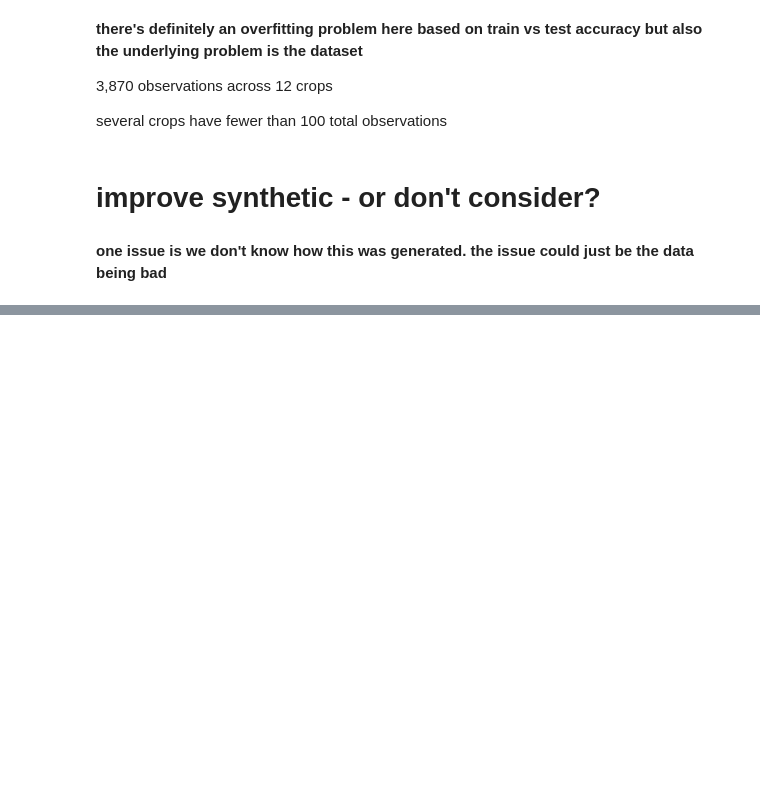
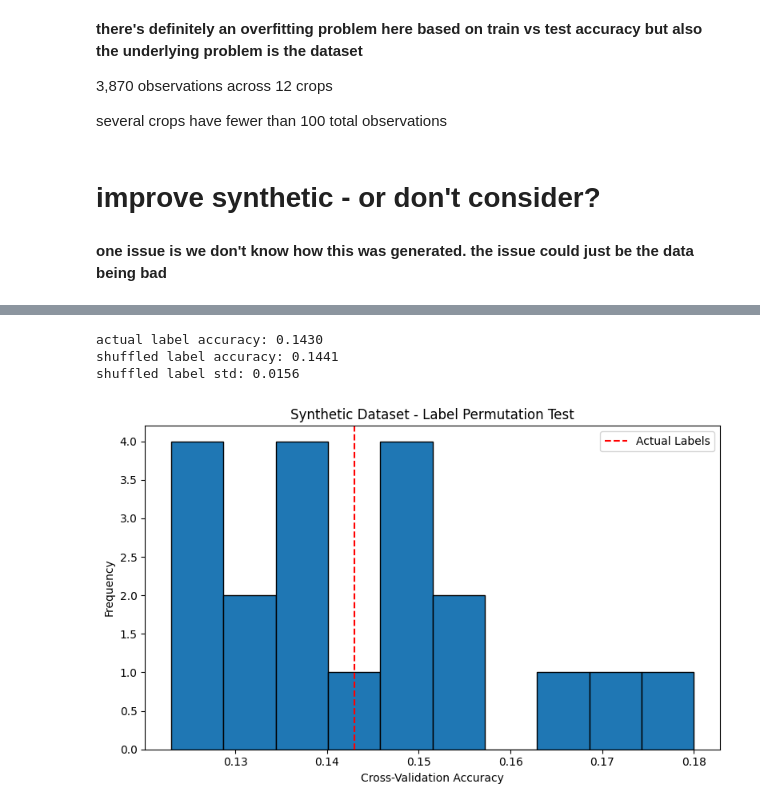
Before and after one commit to kellyegorman/data_mining, a Jupyter notebook: machine_learning.ipynb, the cells around one changed output, grey strips where cells are left out. Saved outputs shown, nothing was run; the diff lists cells and outputs as text; code cells hidden in the pictures; blank space fills up the shorter version.

```diff
--- a/machine_learning.ipynb
+++ b/machine_learning.ipynb
@@ -971,0 +1055,55 @@ several crops have fewer than 100 total observations
+# %%
+
+import numpy as np
+import matplotlib.pyplot as plt
+from sklearn.ensemble import RandomForestClassifier
+from sklearn.model_selection import StratifiedKFold, cross_val_score
+
+X = synth[features]
+y = synth[target]
+
+cv = StratifiedKFold(n_splits=5, shuffle=True, random_state=13)
+
+model = RandomForestClassifier(
+    n_estimators=200,
+    random_state=13,
+    n_jobs=-1
+)
+
+actual_scores = cross_val_score(
+    model, X, y,
+    cv=cv, scoring="accuracy", n_jobs=-1
+)
+
+rng = np.random.default_rng(13)
+shuffled_scores = []
+
+for i in range(20):
+    shuffled_y = rng.permutation(y.to_numpy())
+
+    scores = cross_val_score(
+        model, X, shuffled_y,
+        cv=cv, scoring="accuracy", n_jobs=-1
+    )
+
+    shuffled_scores.append(scores.mean())
+
+print(f"actual label accuracy: {actual_scores.mean():.4f}")
+print(f"shuffled label accuracy: {np.mean(shuffled_scores):.4f}")
+print(f"shuffled label std: {np.std(shuffled_scores):.4f}")
+
+# plt.figure(figsize=(8, 5))
+# plt.hist(shuffled_scores, bins=10, edgecolor="black")
+# plt.axvline(actual_scores.mean(), color="red", linestyle="--",
+#             label="Actual Labels")
+# plt.xlabel("Cross-Validation Accuracy")
+# plt.ylabel("Frequency")
+# plt.title("Synthetic Dataset - Label Permutation Test")
+# plt.legend()
+# plt.tight_layout()
+# plt.show()
+# %% [output]
+actual label accuracy: 0.1430
+shuffled label accuracy: 0.1441
+shuffled label std: 0.0156
+[figure, added]
```
Also changed, not shown: parts of 4 cells of this notebook.
